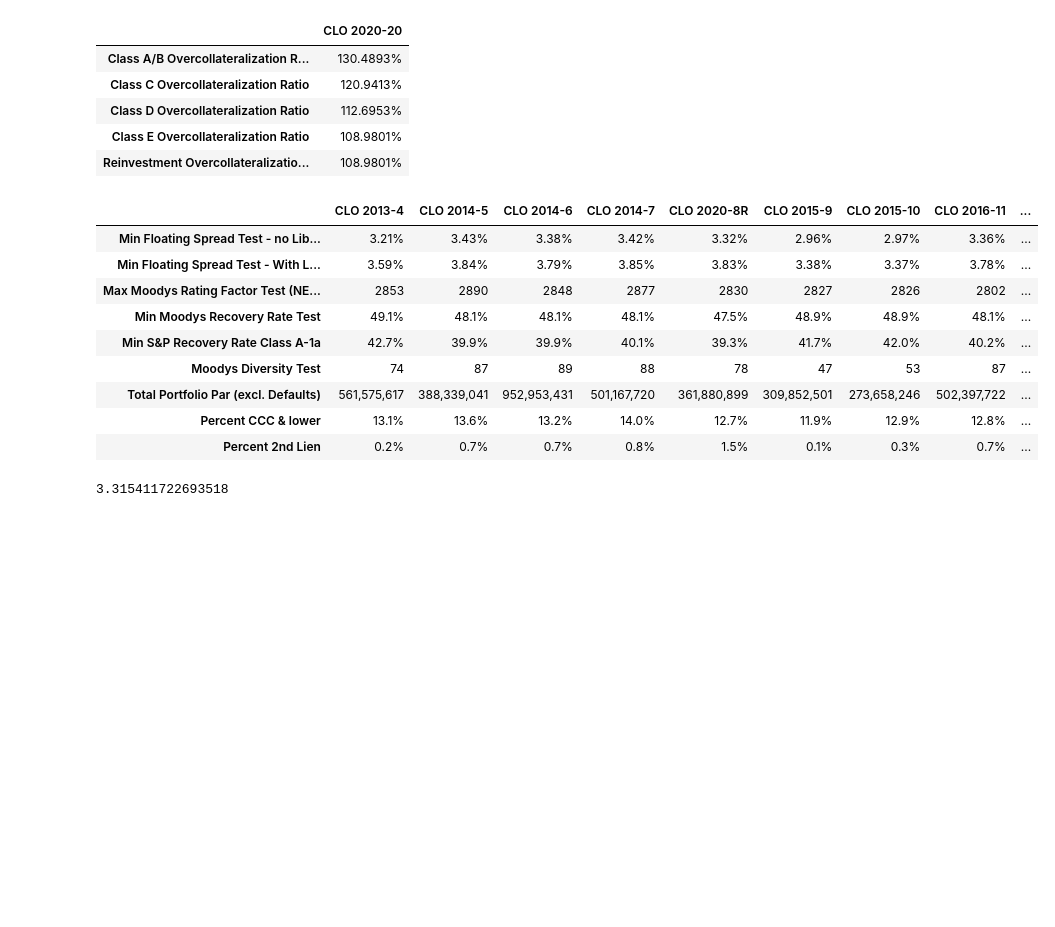
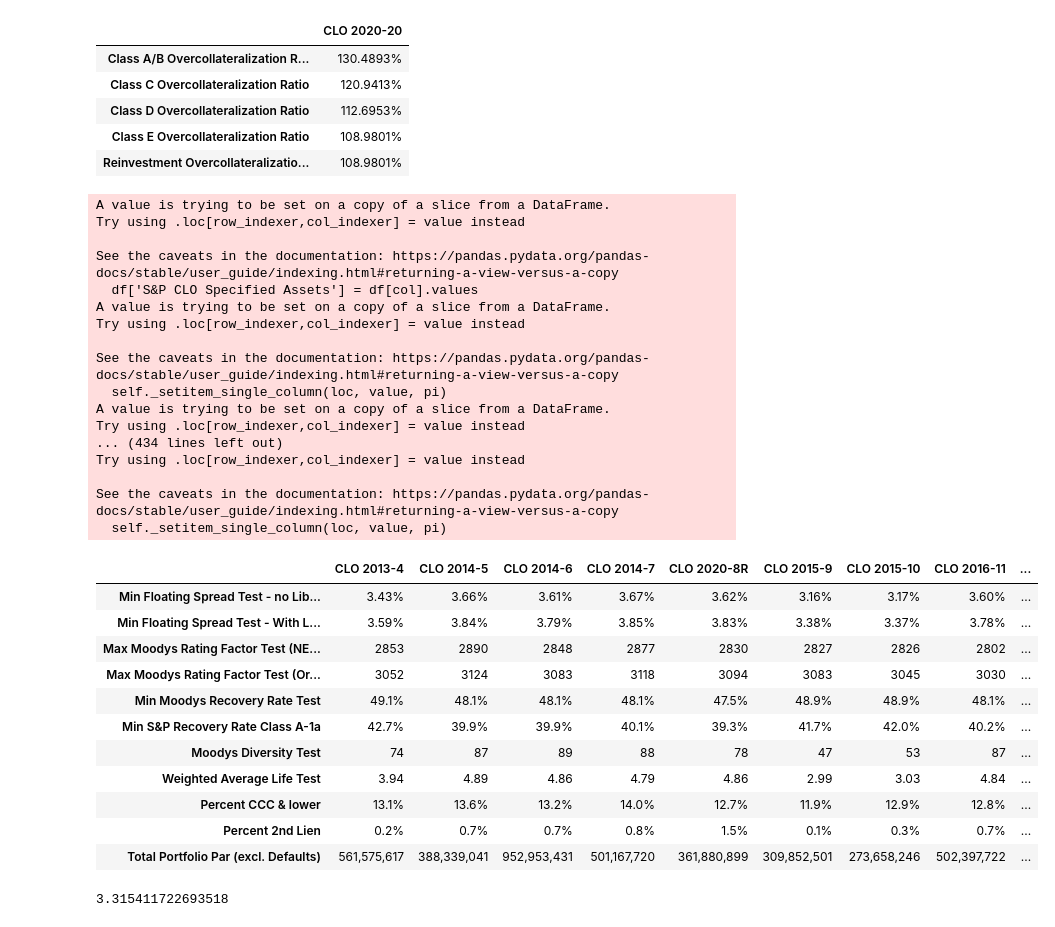
Before and after one commit to joshknechtel-gs/RM-IT, a Jupyter notebook: ComplianceChecks.ipynb, the cells around one changed output. Saved outputs shown, nothing was run; the diff lists cells and outputs as text; code cells hidden in the pictures; blank space fills up the shorter version.

```diff
--- a/ComplianceChecks.ipynb
+++ b/ComplianceChecks.ipynb
@@ -802,19 +803,7 @@ path = 'Z:/Shared/Risk Management and Investment Technology/CLO Optimization/CLO
 file = 'Master Position Report.xlsx'
 filepath = path + file
 # %%
-clo_df = get_master_position_report(filepath)
+clo_df = ccu.get_master_position_report(filepath)
-# %%
-libor = 0.0020
-
-def Libor_floor(df,libor = 0.0020):
-    df['Libor Floor'] = df['Floor']-libor
-    df.loc[df['Libor Floor']<0,'Libor Floor'] = 0
-    return df
-
-clo_df['Effective Spread'] = clo_df['Spread'] + Libor_floor(clo_df,libor = 0.0020)['Libor Floor']
-
-
-#clo_df= Libor_floor(clo_df,libor = 0.0020)
 # %%
 clo_df.columns
 # %% [output]
@@ -903,3 +879,0 @@ moodys_adjusted_warf(clo_df)
-# %%
-clo_df = add_derived_features(clo_df)
-Weighted_Average_Spread(clo_df,'CLO 2020-20',libor=.002)
@@ -1023,22 +1125,41 @@ def prepost_Port_stats(model_df, cols):
 
     return cstats
 # %%
-prepost_Port_stats(clo_df, ['CLO 2013-4', 'CLO 2014-5', 'CLO 2014-6',
+ccu.prepost_Port_stats(clo_df, ['CLO 2013-4', 'CLO 2014-5', 'CLO 2014-6',
        'CLO 2014-7', 'CLO 2020-8R', 'CLO 2015-9', 'CLO 2015-10', 'CLO 2016-11',
        'CLO 2016-12', 'CLO 2017-13', 'CLO 2017-14', 'CLO 2018-15',
        'CLO 2019-16', 'CLO 2019-17', 'CLO 2020-18', 'CLO 2020-19',
        'CLO 2020-20', 'CLO 2021-21'])
 # %% [output]
+A value is trying to be set on a copy of a slice from a DataFrame.
+Try using .loc[row_indexer,col_indexer] = value instead
+
+See the caveats in the documentation: https://pandas.pydata.org/pandas-docs/stable/user_guide/indexing.html#returning-a-view-versus-a-copy
+  df['S&P CLO Specified Assets'] = df[col].values
+A value is trying to be set on a copy of a slice from a DataFrame.
+Try using .loc[row_indexer,col_indexer] = value instead
+
+See the caveats in the documentation: https://pandas.pydata.org/pandas-docs/stable/user_guide/indexing.html#returning-a-view-versus-a-copy
+  self._setitem_single_column(loc, value, pi)
+A value is trying to be set on a copy of a slice from a DataFrame.
+Try using .loc[row_indexer,col_indexer] = value instead
+... (434 lines left out)
+Try using .loc[row_indexer,col_indexer] = value instead
+
+See the caveats in the documentation: https://pandas.pydata.org/pandas-docs/stable/user_guide/indexing.html#returning-a-view-versus-a-copy
+  self._setitem_single_column(loc, value, pi)
 |  | CLO 2013-4 | CLO 2014-5 | CLO 2014-6 | CLO 2014-7 | CLO 2020-8R | CLO 2015-9 | CLO 2015-10 | CLO 2016-11 | ... |
-| Min Floating Spread Test - no Lib... | 3.21% | 3.43% | 3.38% | 3.42% | 3.32% | 2.96% | 2.97% | 3.36% | ... |
+| Min Floating Spread Test - no Lib... | 3.43% | 3.66% | 3.61% | 3.67% | 3.62% | 3.16% | 3.17% | 3.60% | ... |
 | Min Floating Spread Test - With L... | 3.59% | 3.84% | 3.79% | 3.85% | 3.83% | 3.38% | 3.37% | 3.78% | ... |
 | Max Moodys Rating Factor Test (NE... | 2853 | 2890 | 2848 | 2877 | 2830 | 2827 | 2826 | 2802 | ... |
+| Max Moodys Rating Factor Test (Or... | 3052 | 3124 | 3083 | 3118 | 3094 | 3083 | 3045 | 3030 | ... |
 | Min Moodys Recovery Rate Test | 49.1% | 48.1% | 48.1% | 48.1% | 47.5% | 48.9% | 48.9% | 48.1% | ... |
 | Min S&P Recovery Rate Class A-1a | 42.7% | 39.9% | 39.9% | 40.1% | 39.3% | 41.7% | 42.0% | 40.2% | ... |
 | Moodys Diversity Test | 74 | 87 | 89 | 88 | 78 | 47 | 53 | 87 | ... |
-| Total Portfolio Par (excl. Defaults) | 561,575,617 | 388,339,041 | 952,953,431 | 501,167,720 | 361,880,899 | 309,852,501 | 273,658,246 | 502,397,722 | ... |
+| Weighted Average Life Test | 3.94 | 4.89 | 4.86 | 4.79 | 4.86 | 2.99 | 3.03 | 4.84 | ... |
 | Percent CCC & lower | 13.1% | 13.6% | 13.2% | 14.0% | 12.7% | 11.9% | 12.9% | 12.8% | ... |
 | Percent 2nd Lien | 0.2% | 0.7% | 0.7% | 0.8% | 1.5% | 0.1% | 0.3% | 0.7% | ... |
+| Total Portfolio Par (excl. Defaults) | 561,575,617 | 388,339,041 | 952,953,431 | 501,167,720 | 361,880,899 | 309,852,501 | 273,658,246 | 502,397,722 | ... |
 # %%
 Weighted_Average_Life_Test(clo_df,col='CLO 2020-20')
 # %% [output]
```
Also changed, not shown: parts of 19 cells of this notebook, 1 other file.
